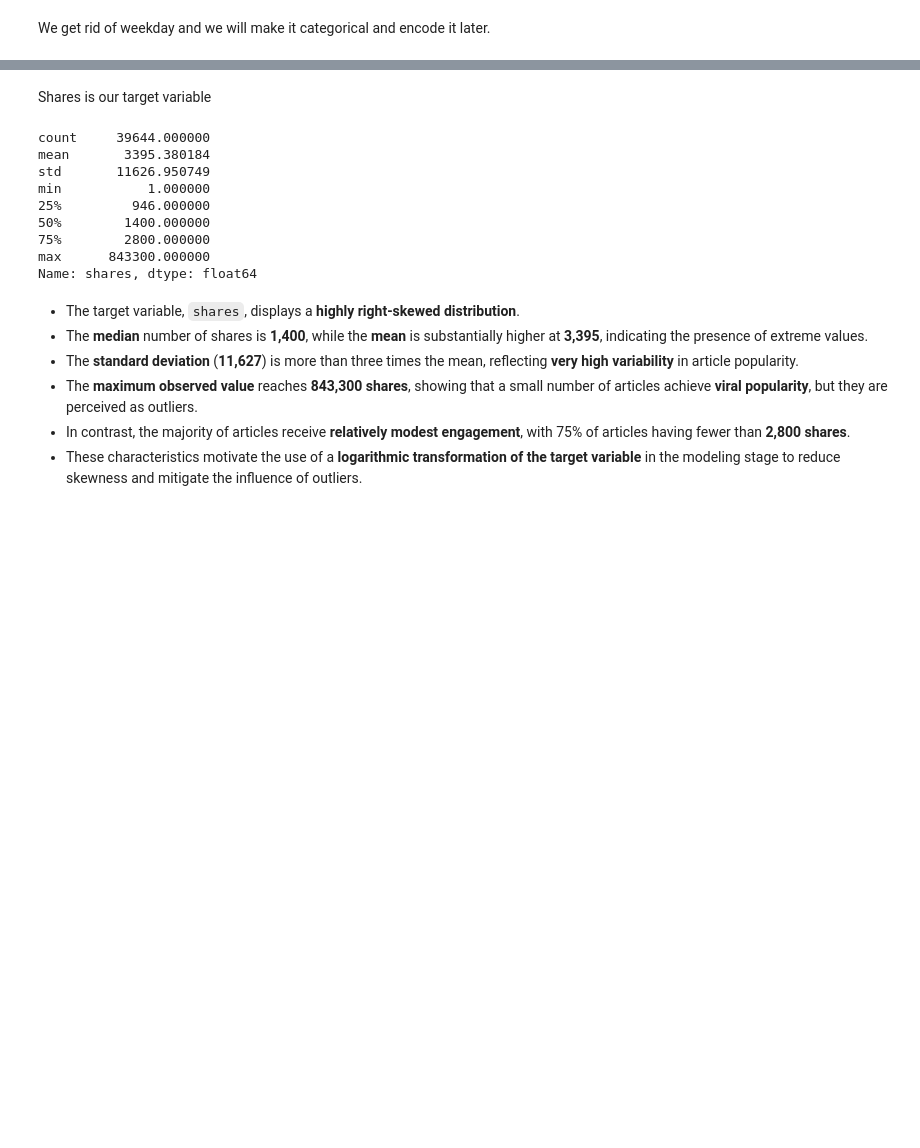
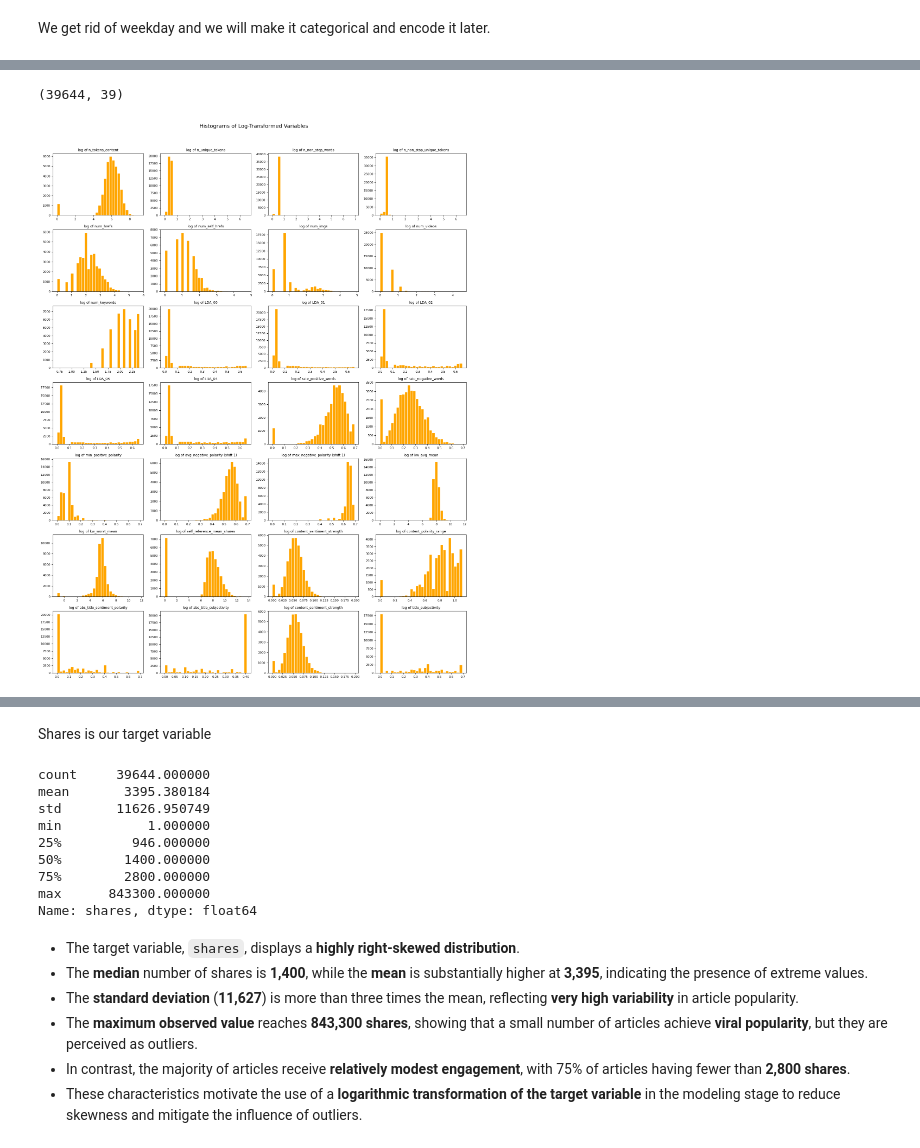
Before and after one commit to Weronikaa2001/ML2_final_project, a Jupyter notebook: ML2_final.ipynb, the cells around one changed output, grey strips where cells are left out. Saved outputs shown, nothing was run; the diff lists cells and outputs as text; code cells hidden in the pictures; blank space fills up the shorter version.

```diff
--- a/ML2_final.ipynb
+++ b/ML2_final.ipynb
@@ -354,0 +366,9 @@ Number of columns after weekday removal: 48
+# %%
+channel_cols = [
+    "data_channel_is_lifestyle",
+    "data_channel_is_entertainment",
+    "data_channel_is_bus",
+    "data_channel_is_socmed",
+    "data_channel_is_tech",
+    "data_channel_is_world"
+]
@@ -354,0 +423,51 @@ Number of columns after weekday removal: 48
+# %%
+df.shape
+# %% [output]
+(39644, 39)
+# %%
+log_vars = [
+    "n_tokens_content", "n_unique_tokens", "n_non_stop_words",
+    "n_non_stop_unique_tokens", "num_hrefs", "num_self_hrefs",
+    "num_imgs", "num_videos", "num_keywords",
+    "LDA_00", "LDA_01", "LDA_02", "LDA_03", "LDA_04",
+    "rate_positive_words", "rate_negative_words",
+    "min_positive_polarity", "avg_negative_polarity", "max_negative_polarity",
+    "kw_avg_mean", "kw_worst_mean","self_reference_mean_shares",
+    "content_sentiment_strength", "content_polarity_range",
+    "abs_title_sentiment_polarity", "abs_title_subjectivity",
+    "content_sentiment_strength", "title_subjectivity"
+]
+
+log_vars = [c for c in log_vars if c in df.columns]
+
+n_cols = 4
+n_plots = len(log_vars)
+n_rows = math.ceil(n_plots / n_cols)
+
+fig, axes = plt.subplots(n_rows, n_cols, figsize=(4*n_cols, 3*n_rows))
+axes = np.array(axes).flatten()
+
+for i, col in enumerate(log_vars):
+    raw = df[col].dropna()
+
+    # Shift if needed so all values are > -1 for log1p
+    min_val = raw.min()
+    shift = (-min_val + 1e-6) if min_val <= -1 else 0.0
+
+    data = np.log1p(raw + shift)
+
+    axes[i].hist(data, bins=30, color="orange", edgecolor="white")
+    if shift > 0:
+        axes[i].set_title(f"log of {col} (shift {shift:.3g})", fontsize=9)
+    else:
+        axes[i].set_title(f"log of {col}", fontsize=9)
+    axes[i].tick_params(axis="both", labelsize=8)
+
+for j in range(n_plots, len(axes)):
+    axes[j].axis("off")
+
+plt.suptitle("Histograms of Log-Transformed Variables", fontsize=14)
+plt.tight_layout(rect=[0, 0, 1, 0.96])
+plt.show()
+# %% [output]
+[figure, added]
```
Also changed, not shown: parts of 64 cells of this notebook.
